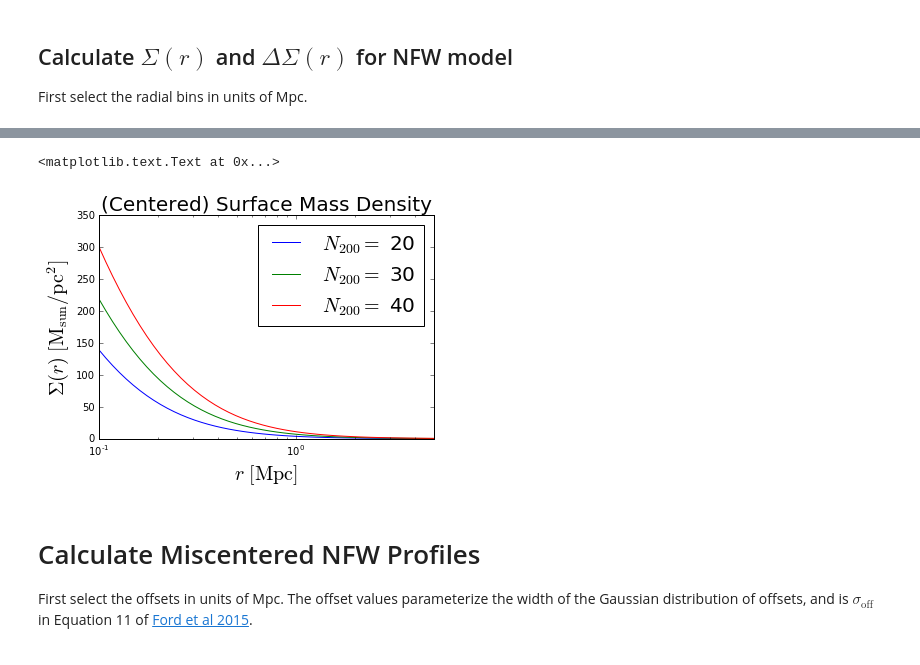
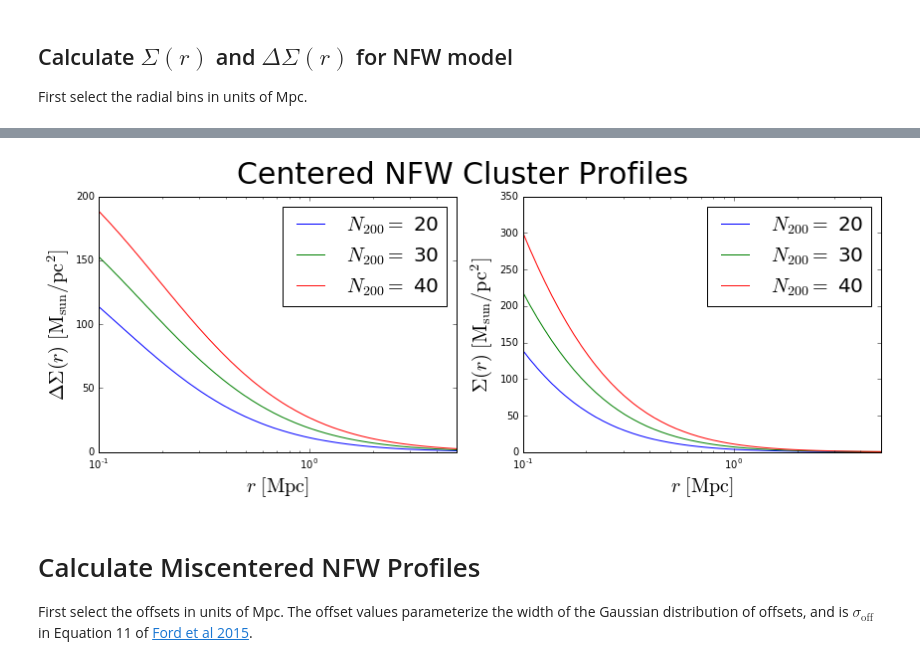
Before and after one commit to jesford/cluster-lensing, a Jupyter notebook: demo_ClusterEnsemble.ipynb, the cells around one changed output, grey strips where cells are left out. Cells and saved outputs as stored; diff of their text form; code cells hidden in the pictures.

Commit message:
include python calc of miscentering, use subplots

```diff
--- a/demo_ClusterEnsemble.ipynb
+++ b/demo_ClusterEnsemble.ipynb
@@ -178,13 +171,3 @@ sigma
 $[[139.36788,~126.66303,~114.81548,~\dots, 0.230053,~0.196671,~0.168096],~
  [219.22321,~200.90293,~183.63217,~\dots, 0.446297,~0.381845,~0.326611],~
  [301.08201,~277.48675,~255.08265,~\dots, 0.717916,~0.614658,~0.526081]] \; \mathrm{\frac{M_{\odot}}{pc^{2}}}$
-# %%
-for rich, profile in zip(c.n200,c.deltasigma_nfw):
-    plt.plot(rbins, profile, label='$N_{200}=$ '+str(rich))
-plt.xscale('log')
-plt.legend(fontsize=20)
-
-plt.xlim(rbins.min(), rbins.max())
-plt.xlabel('$r\ [\mathrm{Mpc}]$', fontsize=20)
-plt.ylabel('$\Delta\Sigma(r)\ [\mathrm{M}_\mathrm{sun}/\mathrm{pc}^2]$', fontsize=20)
-plt.title('(Centered) Differential Surface Mass Density', fontsize=20)
@@ -194,16 +174,34 @@ plt.title('(Centered) Differential Surface Mass Density', fontsize=20)
-# %%
-for rich, profile in zip(c.n200,c.sigma_nfw):
-    plt.plot(rbins, profile, label='$N_{200}=$ '+str(rich))
-plt.xscale('log')
-plt.legend(fontsize=20)
-
-plt.xlim(rbins.min(), rbins.max())
-plt.xlabel('$r\ [\mathrm{Mpc}]$', fontsize=20)
-plt.ylabel('$\Sigma(r)\ [\mathrm{M}_\mathrm{sun}/\mathrm{pc}^2]$', fontsize=20)
-plt.title('(Centered) Surface Mass Density', fontsize=20)
-# %% [output]
-<matplotlib.text.Text at 0x...>
-[figure, removed]
+# %%
+fig = plt.figure(figsize=(12,5))
+fig.suptitle('Centered NFW Cluster Profiles', size=30)
+
+first = fig.add_subplot(1,2,1)
+second = fig.add_subplot(1,2,2)
+
+for rich, profile in zip(c.n200,c.deltasigma_nfw):
+    first.plot(rbins, profile, label='$N_{200}=$ '+str(rich))
+first.set_xscale('log')
+first.set_xlabel('$r\ [\mathrm{Mpc}]$', fontsize=20)
+first.set_ylabel('$\Delta\Sigma(r)\ [\mathrm{M}_\mathrm{sun}/\mathrm{pc}^2]$',
+                 fontsize=20)
+first.set_xlim(rbins.min(), rbins.max())
+first.legend(fontsize=20)
+
+
+for rich, profile in zip(c.n200,c.sigma_nfw):
+    second.plot(rbins, profile, label='$N_{200}=$ '+str(rich))
+second.set_xscale('log')
+second.set_xlabel('$r\ [\mathrm{Mpc}]$', fontsize=20)
+second.set_ylabel('$\Sigma(r)\ [\mathrm{M}_\mathrm{sun}/\mathrm{pc}^2]$',
+                 fontsize=20)
+second.set_xlim(rbins.min(), rbins.max())
+second.legend(fontsize=20)
+
+
+fig.tight_layout()
+plt.subplots_adjust(top=0.88)
+# %% [output]
+[figure, added]
 # %% [markdown]
 # Calculate Miscentered NFW Profiles
 First select the offsets in units of Mpc. The offset values parameterize the width of the Gaussian distribution of offsets, and is $\sigma_\mathrm{off}$ in Equation 11 of [Ford et al 2015](http://arxiv.org/abs/1409.3571).
```
Also changed, not shown: parts of 18 cells of this notebook.
